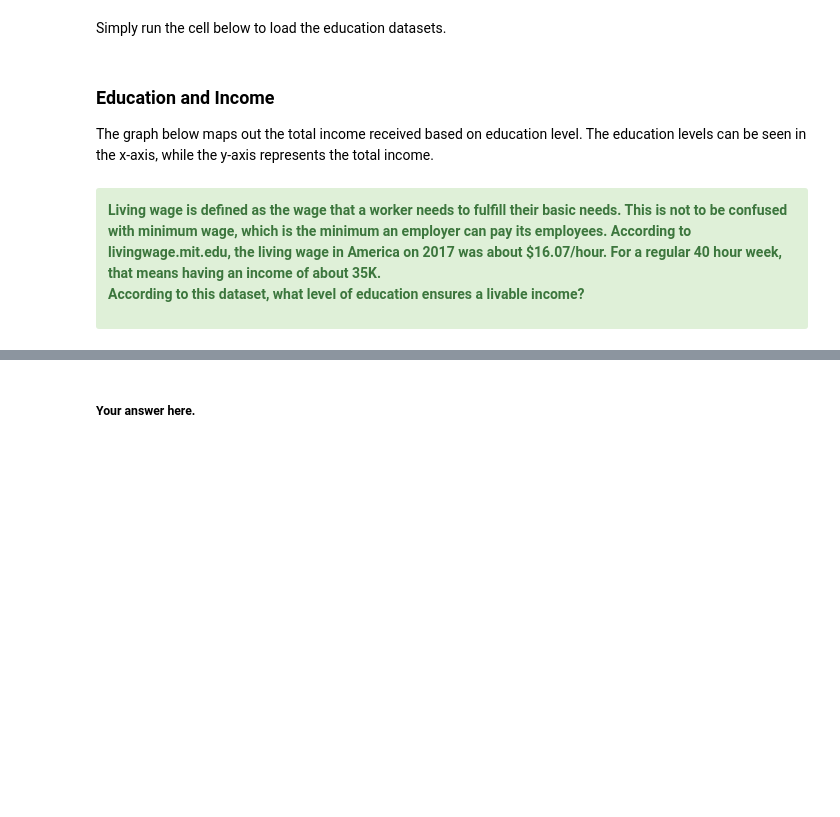
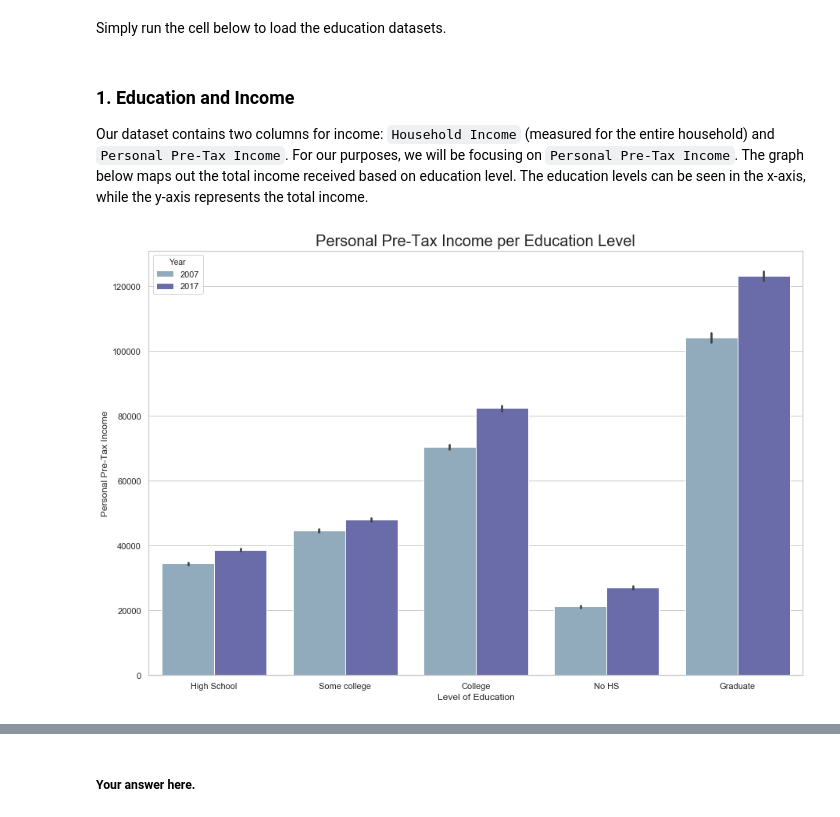
Before and after one commit to ds-modules/CP-113A, a Jupyter notebook: Final-Notebook2.ipynb, the cells around one changed output, grey strips where cells are left out. Drawn from its saved outputs; the diff is of its cells as text; code cells hidden in the pictures; blank space fills up the shorter version.

Commit message:
finished most modifications up to education and race

```diff
--- a/Final-Notebook2.ipynb
+++ b/Final-Notebook2.ipynb
@@ -637,23 +618,22 @@ plt.title('Bar Plot of Wage by Race: 2017');
 # %% [markdown]
 Simply run the cell below to load the education datasets.
 # %%
-education_seven = pd.read_csv('education_2007.csv', dtype={'Hours worked per week': int})
-education_seventeen = pd.read_csv('education_2017.csv', dtype={'Hours worked per week': int})
+education_seven = pd.read_csv('education_seven.csv', dtype={'Hours worked per week': int})
+education_seventeen = pd.read_csv('education_seventeen.csv', dtype={'Hours worked per week': int})
 education = pd.concat([education_seven, education_seventeen])
+#education.replace(to_replace='99 (Topcode)', value=90, inplace=True)
+#education['Hours worked per week']=education['Hours worked per week'].astype('int64')
 # %% [markdown]
-### Education and Income
-The graph below maps out the total income received based on education level. The education levels can be seen in the x-axis, while the y-axis represents the total income.
+### 1. Education and Income
+
+Our dataset contains two columns for income: `Household Income` (measured for the entire household) and `Personal Pre-Tax Income`. For our purposes, we will be focusing on `Personal Pre-Tax Income`. The graph below maps out the total income received based on education level. The education levels can be seen in the x-axis, while the y-axis represents the total income.
 # %%
 plt.figure(figsize=(15, 10))
 ax = sns.barplot(x='Education Status', y='Personal Pre-Tax Income',
                  hue='Year', data=education,
-                palette = sns.color_palette("colorblind", 10))
+                palette = sns.color_palette("twilight"))
 ax.set_xlabel('Level of Education')
-ax.set_ylabel('Total Income')
-ax.set_title('Total Income for each Education Level', fontdict={'fontsize': 25});
+ax.set_ylabel('Personal Pre-Tax Income')
+ax.set_title('Personal Pre-Tax Income per Education Level', fontdict={'fontsize': 20});
+# %% [output]
+[figure, added]
-# %% [markdown]
-<div class="alert alert-success">
-<b> Living wage is defined as the wage that a worker needs to fulfill their basic needs. This is not to be confused with minimum wage, which is the minimum an employer can pay its employees. According to livingwage.mit.edu, the living wage in America on 2017 was about $16.07/hour. For a regular 40 hour week, that means having an income of about 35K.
-
-According to this dataset, what level of education ensures a livable income?  </b>
-</div>
```
Also changed, not shown: parts of 54 cells of this notebook.
